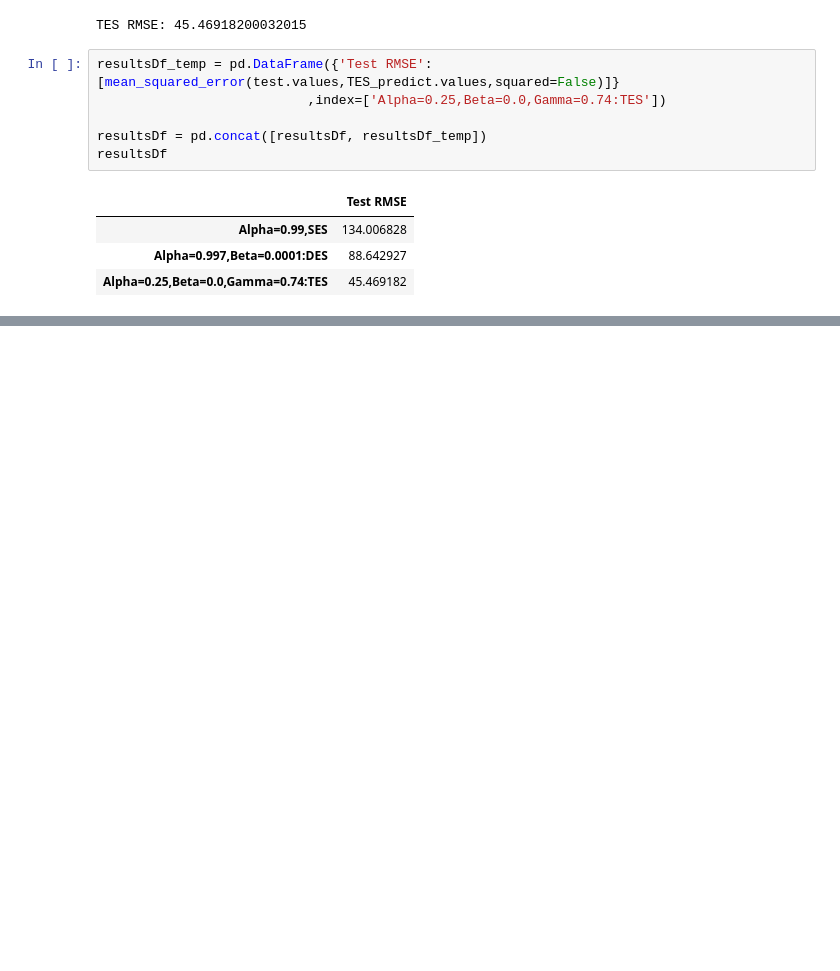
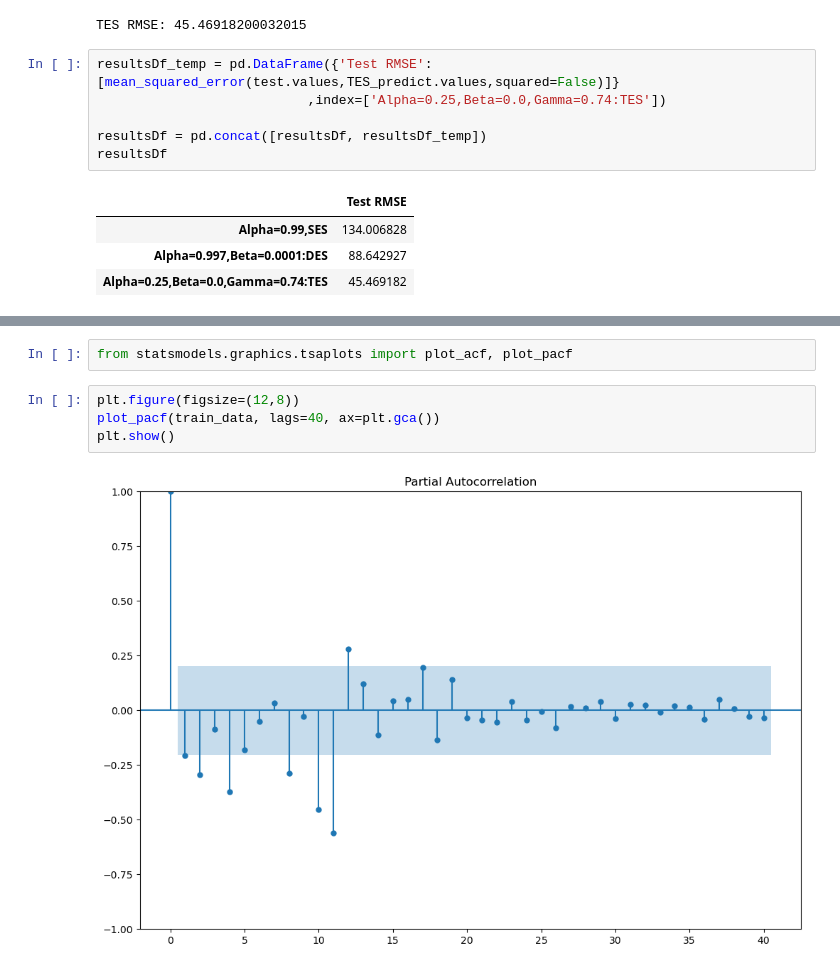
Before and after one commit to piyushprabhakar/ml-class-notes, a Jupyter notebook: TimeSeriesForcast/GenAI_TSA.ipynb, the cells around one changed output, grey strips where cells are left out. Saved outputs shown, nothing was run; the diff lists cells and outputs as text; blank space fills up the shorter version.

```diff
--- a/TimeSeriesForcast/GenAI_TSA-1.ipynb
+++ b/TimeSeriesForcast/GenAI_TSA.ipynb
@@ -322,0 +373,8 @@ resultsDf
+# %%
+from statsmodels.graphics.tsaplots import plot_acf, plot_pacf
+# %%
+plt.figure(figsize=(12,8))
+plot_pacf(train_data, lags=40, ax=plt.gca())
+plt.show()
+# %% [output]
+[figure, added]
```
Also changed, not shown: parts of 30 cells of this notebook, 3 other files.
